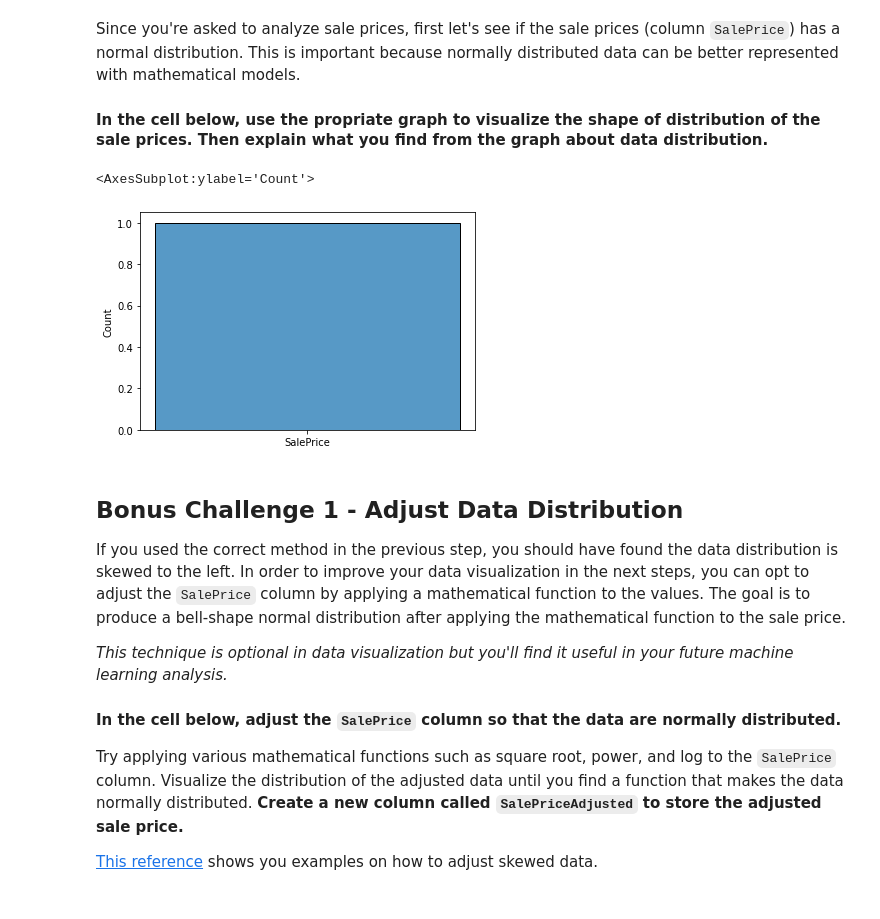
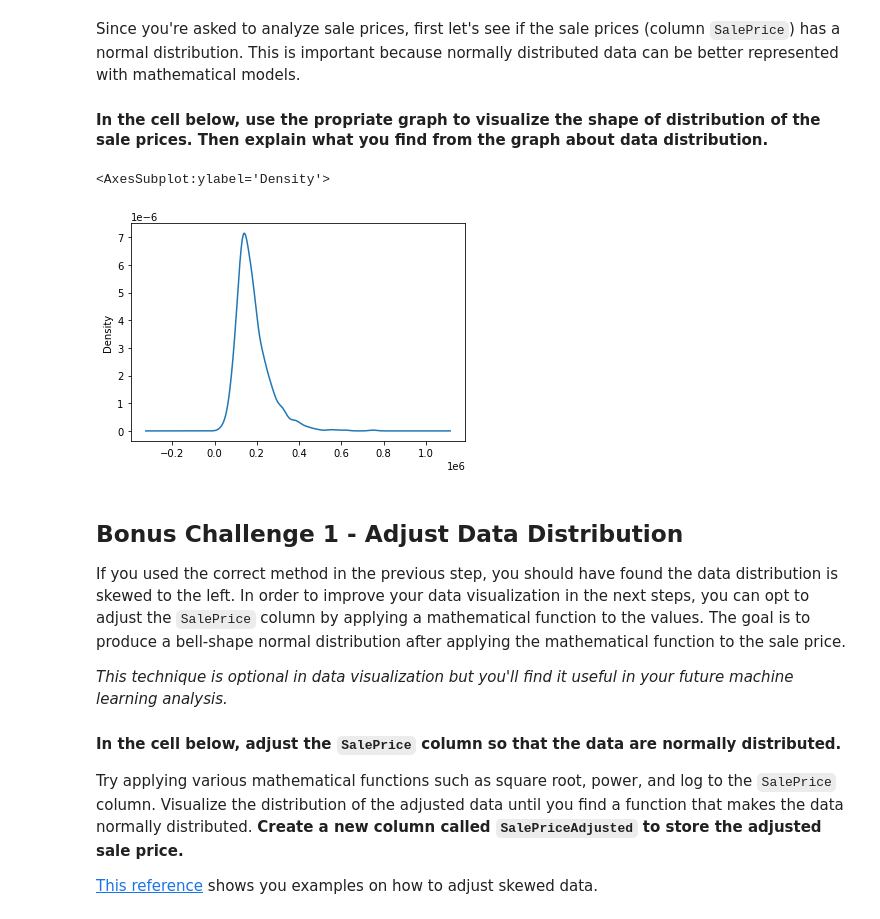
Before and after one commit to basapacheco/labs_ironhack, a Jupyter notebook: module-2/storytelling-data-viz/your-code/main.ipynb, the cells around one changed output. Cells and saved outputs as stored; diff of their text form; code cells hidden in the pictures.

```diff
--- a/module-2/storytelling-data-viz/your-code/main.ipynb
+++ b/module-2/storytelling-data-viz/your-code/main.ipynb
@@ -81,7 +78,3 @@ missing_value_df.head(10)
 #### Drop the columns you find that have more than 20% missing values.
 
 After dropping, check the shape of your dataframes. You should have 75 columns now.
-# %%
-= ['PoolQC', 'MiscFeature', 'Alley', 'Fence', 'FireplaceQu']
-df.drop(columns_to_drop, axis=1, inplace=True)
-len(df.columns)
@@ -99,9 +102,3 @@ NameError: name 'missing_table' is not defined
 Since you're asked to analyze sale prices, first let's see if the sale prices (column `SalePrice`) has a normal distribution. This is important because normally distributed data can be better represented with mathematical models.
 
 #### In the cell below, use the propriate graph to visualize the shape of distribution of the sale prices. Then explain what you find from the graph about data distribution.
-# %%
-prices = ['SalePrice']
-sns.histplot(data=prices)
-# %% [output]
-<AxesSubplot:ylabel='Count'>
-[figure, removed]
@@ -109,0 +105,6 @@ sns.histplot(data=prices)
+# %%
+salespricedistr = df['SalePrice'].plot.kde()
+salespricedistr
+# %% [output]
+<AxesSubplot:ylabel='Density'>
+[figure, added]
```
Also changed, not shown: parts of 8 cells of this notebook.
